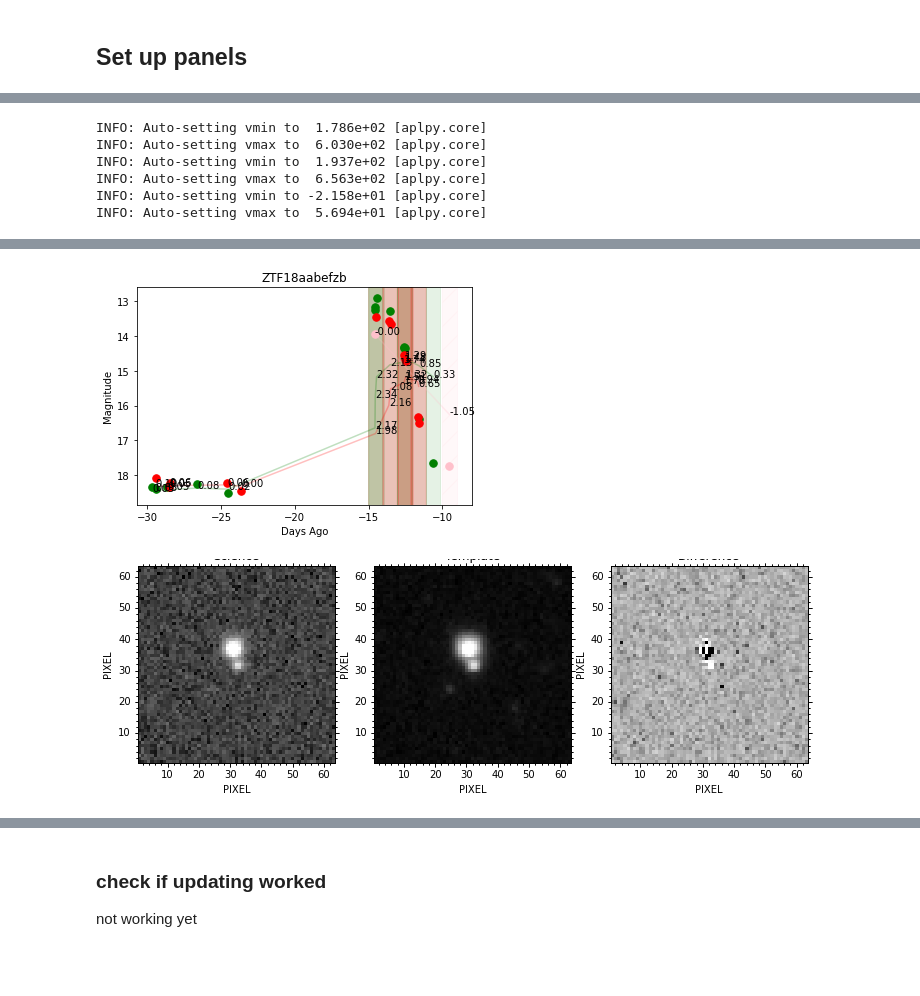
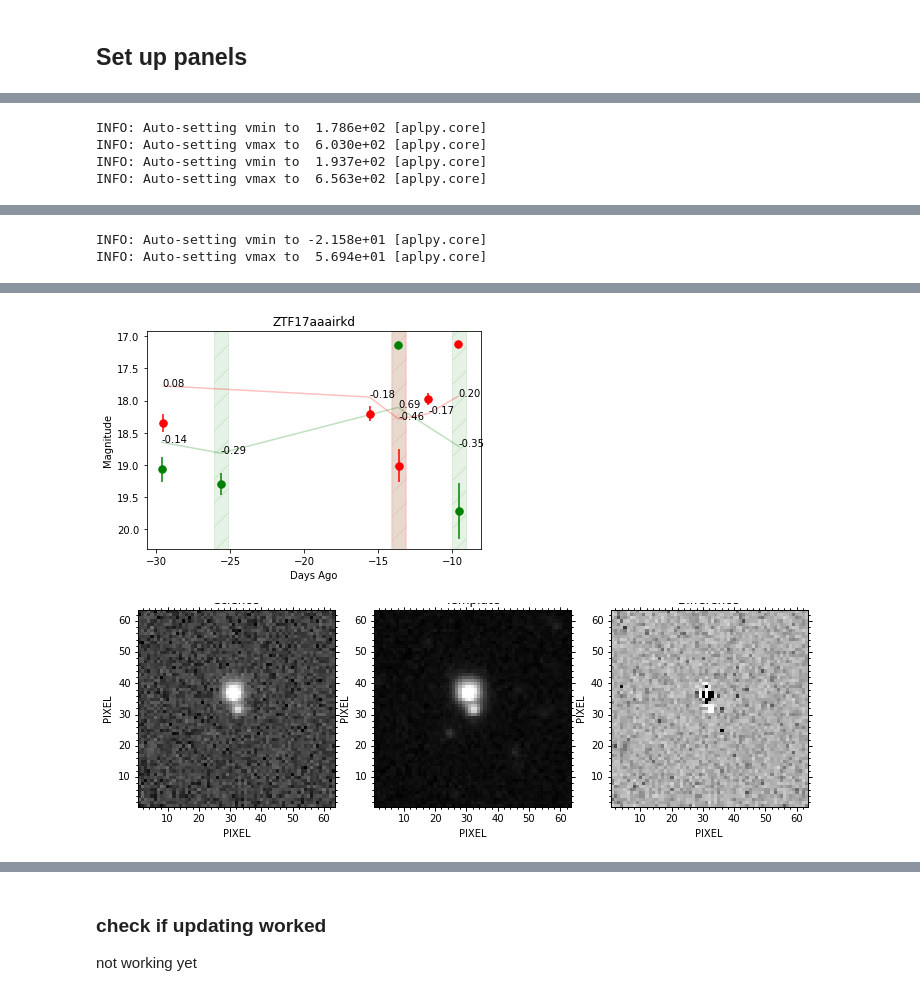
Before and after one commit to dirac-institute/alert_stream_crossmatch, a Jupyter notebook: notebooks/display_alert_info.ipynb, the cells around one changed output, grey strips where cells are left out. Cells and saved outputs as stored; diff of their text form; code cells hidden in the pictures; blank space fills up the shorter version.

```diff
--- a/notebooks/display_alert_info.ipynb
+++ b/notebooks/display_alert_info.ipynb
@@ -286,9 +298,9 @@ order_by_max = recent.groupby("ztf_object_id")['mag_ewm_diff8_rolling4'].apply(l
 # %%
 from plotting_helpers import plot_dc_lightcurve, plot_dc_lightcurve_lim, mark_seen, show_stamps, plot_cutout, update_value
 # %%
-for x in order_by_max[:10]:
+for x in order_by_max[:50]:
     sub = dflc_interest_new.loc[x].dropna(subset=['dc_mag'])
-    if len(sub) > 10:
+    if len(sub) > 5:
         _ = plot_dc_lightcurve(sub.reset_index(), x, ema='ema8', ema_diff='mag_ewm_diff8_rolling4', offset=offset)
         # show_stamps(x)
     # mark_seen(conn, x)
@@ -309,0 +321,3 @@ x
+# %%
+data = pd.read_csv('../local/AP26145992.csv')
+data.head()
@@ -335,7 +356,7 @@ for x in combined_order_by_max[:20]:
 # %% [markdown]
 ## Set up panels
 # %%
-def show_stamps(ztf_object_id, im_dir, show=True):
+def show_stamps(ztf_object_id, im_dir, show=False):
     # fig, axes = plt.subplots(1,3, figsize=(12,4))
 
     fig = plt.figure(figsize=(12,4))
@@ -349,9 +370,12 @@ def show_stamps(ztf_object_id, im_dir, show=True):
         fig.show()
     return fig
 # %%
+import panel as pn
+pn.extension()
+
 def create_alert_panel(conn, data, ztf_object_id, im_dir, plot_lc_kwargs):
     lc_plot = plot_dc_lightcurve(data, ztf_object_id, **plot_lc_kwargs)
-    stamps = show_stamps(ztf_object_id, im_dir, show=False)
+    stamps = show_stamps('ZTF18aabefzb', im_dir)
 
     mark_seen = pn.widgets.Toggle(name='Mark Seen', value=True)
     mark_interest = pn.widgets.Toggle(name='Mark Interest')
@@ -366,7 +390,7 @@ def create_alert_panel(conn, data, ztf_object_id, im_dir, plot_lc_kwargs):
         data_to_update = {"seen_flag": mark_seen.value, "interest_flag": mark_interest.value,
                   "notes": notes}
         update_value(conn, data_to_update, f'ZTF_object_id = "{ztf_object_id}"')
-
+    submit = pn.widgets.Button(name='Submit', color='danger')
     submit.on_click(b)
 
     test_panel = pn.Column(pn.Row(f'#{ztf_object_id}', align='center'),
@@ -379,6 +406,6 @@ def create_alert_panel(conn, data, ztf_object_id, im_dir, plot_lc_kwargs):
 # %%
 plot_lc_kwargs = {'ema': 'ema8', 'ema_diff': 'mag_ewm_diff8_rolling4', 'offset':offset, 'show':False}
-
+ztf_object_id = 'ZTF17aaairkd'
 test = create_alert_panel(conn, dflc_interest_new.loc[ztf_object_id].dropna(subset=['dc_mag']).reset_index(), ztf_object_id, cutout_dir, plot_lc_kwargs)
 # %% [output]
 WARNING: No WCS information found in header - using pixel coordinates [aplpy.header]
@@ -388,5 +414,3 @@ INFO: Auto-setting vmin to  1.786e+02 [aplpy.core]
 INFO: Auto-setting vmax to  6.030e+02 [aplpy.core]
 INFO: Auto-setting vmin to  1.937e+02 [aplpy.core]
 INFO: Auto-setting vmax to  6.563e+02 [aplpy.core]
-INFO: Auto-setting vmin to -2.158e+01 [aplpy.core]
-INFO: Auto-setting vmax to  5.694e+01 [aplpy.core]
@@ -392,0 +418,2 @@ INFO: Auto-setting vmax to  5.694e+01 [aplpy.core]
+INFO: Auto-setting vmin to -2.158e+01 [aplpy.core]
+INFO: Auto-setting vmax to  5.694e+01 [aplpy.core]
@@ -393,4 +421,4 @@ INFO: Auto-setting vmax to  5.694e+01 [aplpy.core]
-[figure, old version]
+[figure, new version]
 [figure]
 # %%
 test
```
Also changed, not shown: parts of 14 cells of this notebook, 1 other file.
